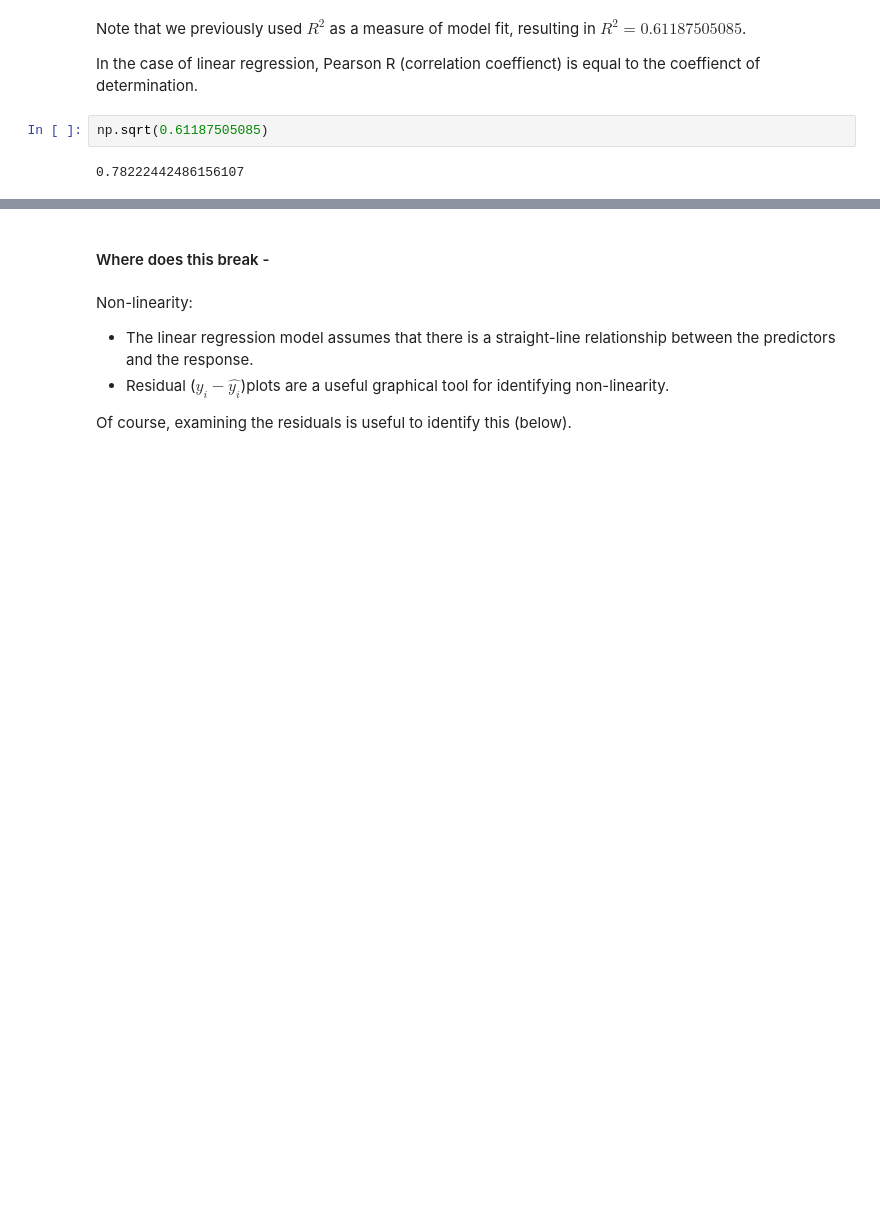
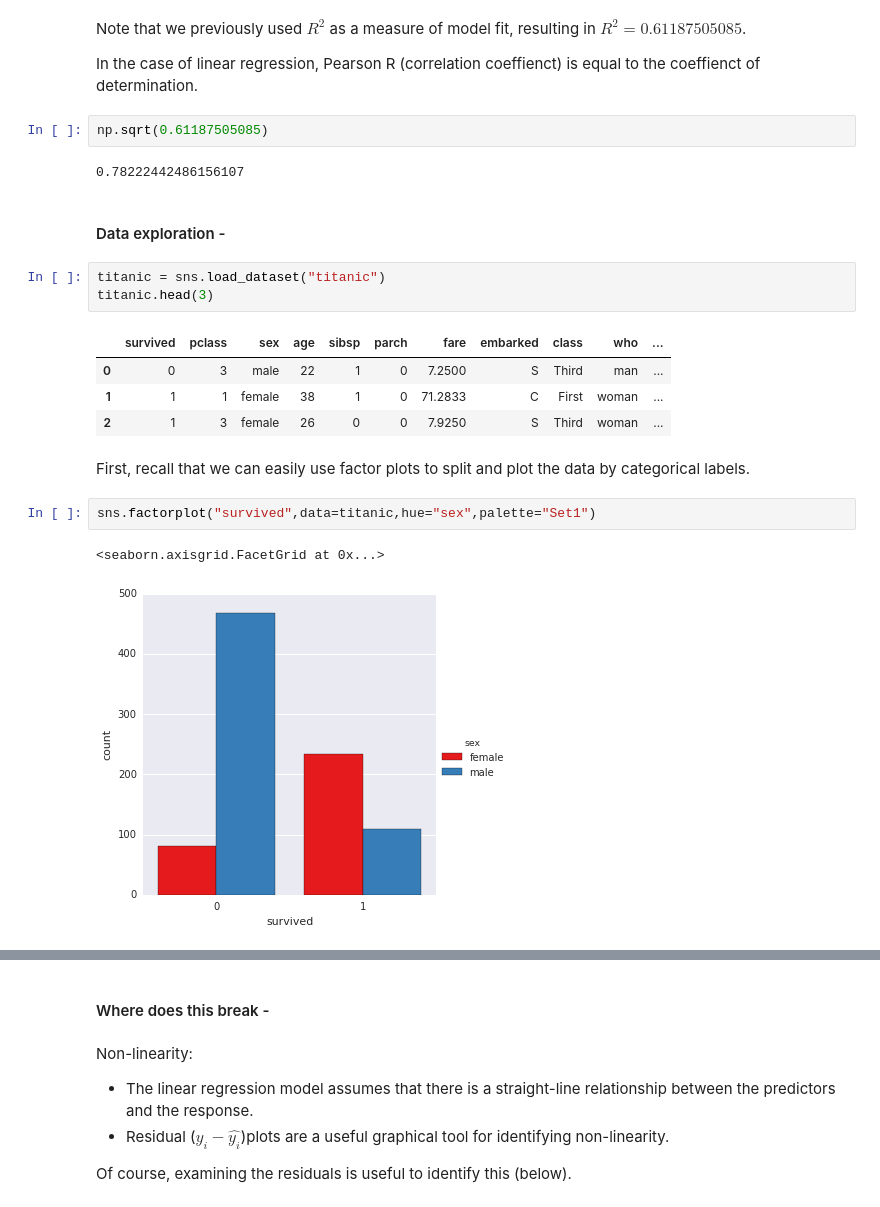
Before and after one commit to lmart999/CS229_ISL, a Jupyter notebook: Linear Regression.ipynb, the cells around one changed output, grey strips where cells are left out. Drawn from its saved outputs; the diff is of its cells as text; blank space fills up the shorter version.

Commit message:
Updated with Seaborn features.

```diff
--- a/Linear Regression.ipynb
+++ b/Linear Regression.ipynb
@@ -360,3 +360,20 @@ In the case of linear regression, Pearson R (correlation coeffienct) is equal to
 np.sqrt(0.61187505085)
 # %% [output]
 0.78222442486156107
+# %% [markdown]
+#### Data exploration -
+# %%
+titanic = sns.load_dataset("titanic")
+titanic.head(3)
+# %% [output]
+|  | survived | pclass | sex | age | sibsp | parch | fare | embarked | class | who | ... |
+| 0 | 0 | 3 | male | 22 | 1 | 0 | 7.2500 | S | Third | man | ... |
+| 1 | 1 | 1 | female | 38 | 1 | 0 | 71.2833 | C | First | woman | ... |
+| 2 | 1 | 3 | female | 26 | 0 | 0 | 7.9250 | S | Third | woman | ... |
+# %% [markdown]
+First, recall that we can easily use factor plots to split and plot the data by categorical labels.
+# %%
+sns.factorplot("survived",data=titanic,hue="sex",palette="Set1")
+# %% [output]
+<seaborn.axisgrid.FacetGrid at 0x...>
+[figure, added]
```
Also changed, not shown: parts of 10 cells of this notebook.
